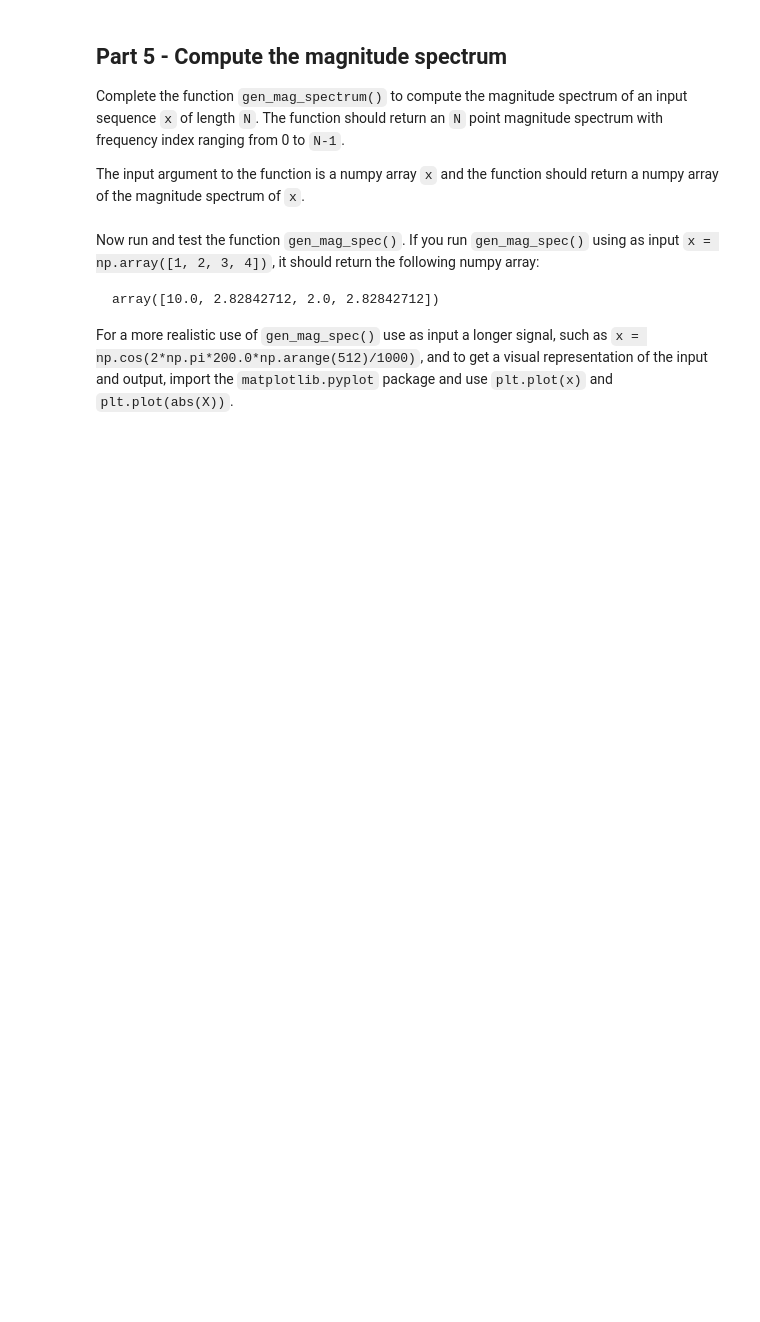
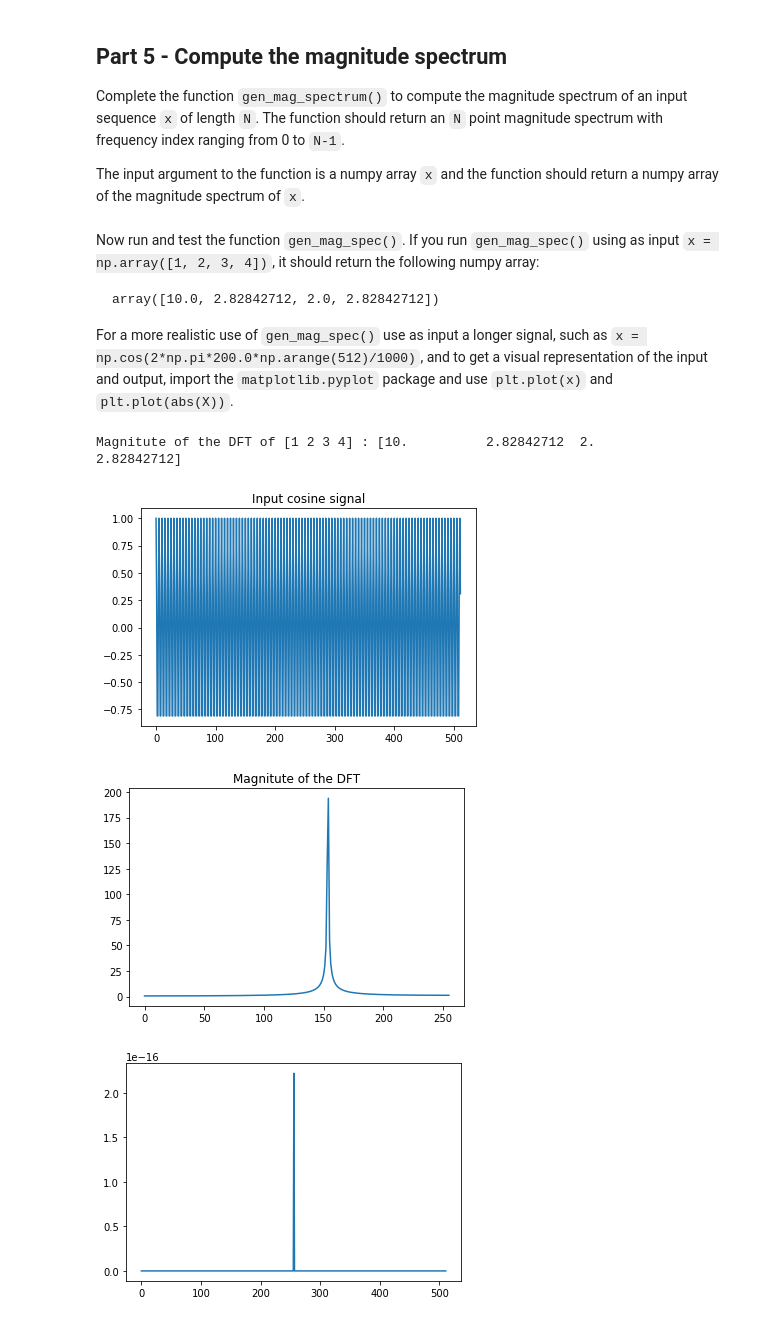
Before and after one commit to RamanS11/sms-tools, a Jupyter notebook: notebooks/E2-Sinusoids-and-DFT.ipynb, the cells around one changed output. Cells and saved outputs as stored; diff of their text form; code cells hidden in the pictures; blank space fills up the shorter version.

````diff
--- a/notebooks/E2-Sinusoids-and-DFT.ipynb
+++ b/notebooks/E2-Sinusoids-and-DFT.ipynb
@@ -184,7 +185,7 @@ def dft(x):
     ## Your code here
     N = len(x)
     sm = 0
-    aux = np.arange(N)
+    aux = np.arange(N)*1j
 
     for k in range(N):
         for n in range(N):
@@ -228,7 +230,17 @@ def idft(X):
         np.array: N point IDFT of the frequency spectrum X
 
     """
-    ### Your code here
+  ## Your code here
+    N = len(X)
+    sm = 0
+    aux = np.arange(N)*1j
+
+    for k in range(N):
+        for n in range(N):
+            sm += X[n]*np.exp((1j * 2 * np.pi * k * n) / N)
+        aux[k] = sm/N
+        sm = 0
+    return aux
 # %% [markdown]
 Now run and test the `idft()` function. If you run it with the input `X = np.array([1, 1, 1, 1])`, the function should return the following numpy array:
 
@@ -244,3 +256,6 @@ In addition, an interesting test of the IDFT function can be done by providing t
 # (real and imaginary parts)
 
 ### Your code here
+X = np.array([1,1,1,1])
+x = idft(X)
+print(x)
@@ -264,6 +282,11 @@ def gen_mag_spec(x):
 
     """
     ### your code here
+    N = len(x)
+    mag = np.arange(N)
+    mag = abs(dft(x))
+
+    return mag
 # %% [markdown]
 Now run and test the function `gen_mag_spec()`. If you run `gen_mag_spec()` using as input `x = np.array([1, 2, 3, 4])`, it should return the following numpy array:
 ```
@@ -273,3 +296,10 @@ For a more realistic use of `gen_mag_spec()` use as input a longer signal, such
 # %%
 import IPython.display as ipd
 import matplotlib.pyplot as plt
+import sys
+import os
+
+x = np.array([1,2,3,4])
+print("Magnitute of the DFT of", x, ":", gen_mag_spec(x))
+# %% [output]
+Magnitute of the DFT of [1 2 3 4] : [10.          2.82842712  2.          2.82842712]
@@ -279,0 +306,26 @@ import matplotlib.pyplot as plt
+# %%
+# E2 - 5.2: Plot input cosine signal suggested above, call gen_mag_spec(), and plot the output result
+
+sys.path.append('../software/models/')
+from dftModel import dftModel, dftAnal, dftSynth
+
+### Your code here
+x = (np.cos(2*np.pi*200*np.arange(512)/1000))
+mag = gen_mag_spec(x)
+mag_real = mag[int(len(mag)/2):int(len(mag))]
+
+plt.plot(x)
+plt.title("Input cosine signal")
+plt.show()
+
+plt.plot(mag_real)
+plt.title("Magnitute of the DFT")
+plt.show()
+
+y = dftModel(x,np.zeros(512),1024)
+plt.plot(y)
+plt.show()
+# %% [output]
+[figure, added]
+[figure, added]
+[figure, added]
````
Also changed, not shown: parts of 4 cells of this notebook.
